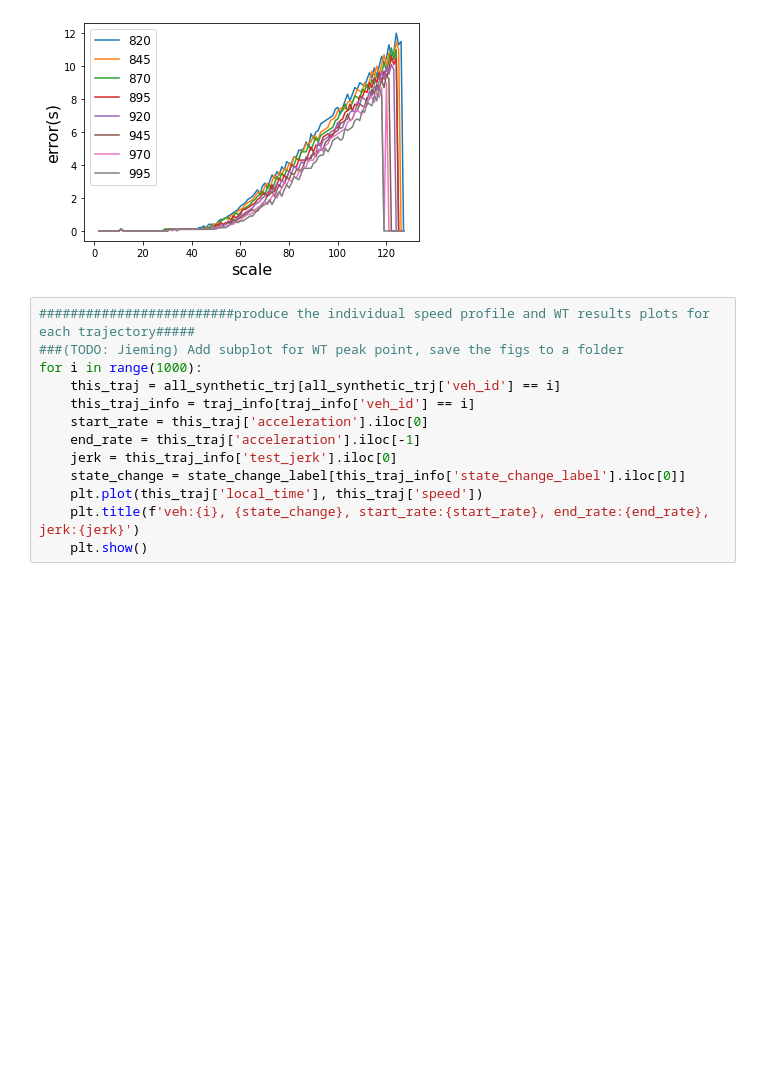
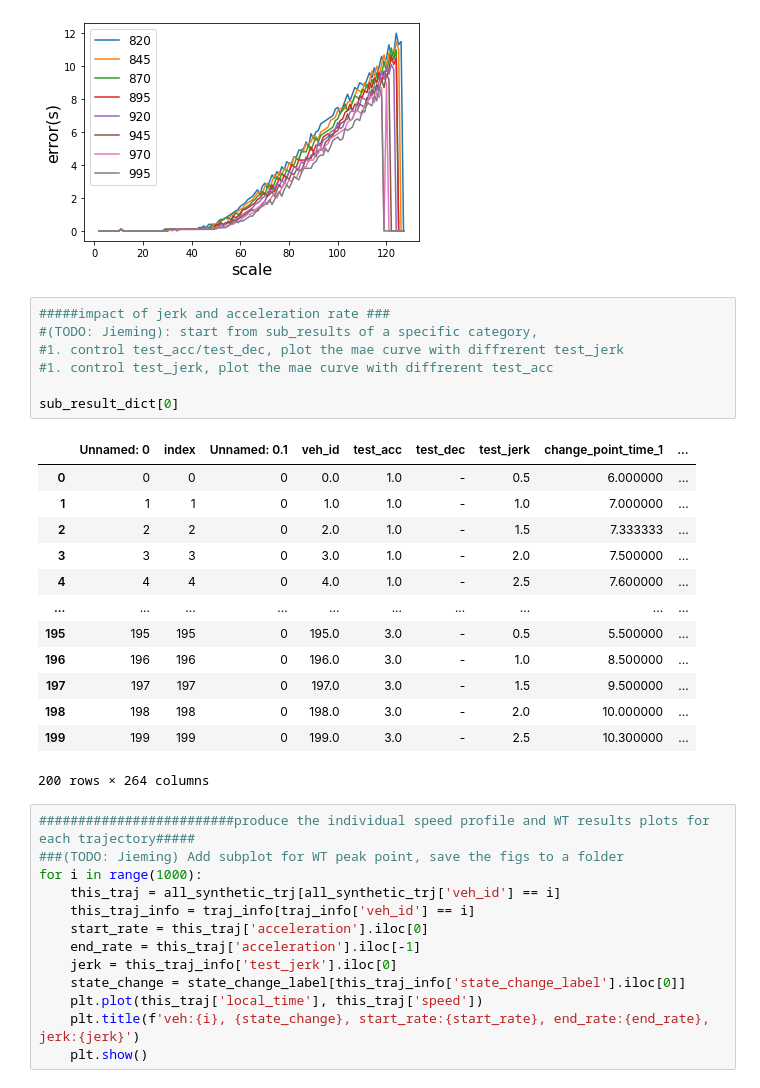
Before and after one commit to TienanLi/WT, a Jupyter notebook: data_post_analysis.ipynb, the cells around one changed output. Saved outputs shown, nothing was run; the diff lists cells and outputs as text; blank space fills up the shorter version.

Commit message:
add TODO notes for Jieming

```diff
--- a/data_post_analysis.ipynb
+++ b/data_post_analysis.ipynb
@@ -62,6 +64,27 @@ for i in all_mae.index:
 #     plt.ylim(0, 0.5)
 # %% [output]
 [figure]
+# %%
+#####impact of jerk and acceleration rate ###
+#(TODO: Jieming): start from sub_results of a specific category,
+#1. control test_acc/test_dec, plot the mae curve with diffrerent test_jerk
+#1. control test_jerk, plot the mae curve with diffrerent test_acc
+
+sub_result_dict[0]
+# %% [output]
+|  | Unnamed: 0 | index | Unnamed: 0.1 | veh_id | test_acc | test_dec | test_jerk | change_point_time_1 | ... |
+| 0 | 0 | 0 | 0 | 0.0 | 1.0 | - | 0.5 | 6.000000 | ... |
+| 1 | 1 | 1 | 0 | 1.0 | 1.0 | - | 1.0 | 7.000000 | ... |
+| 2 | 2 | 2 | 0 | 2.0 | 1.0 | - | 1.5 | 7.333333 | ... |
+| 3 | 3 | 3 | 0 | 3.0 | 1.0 | - | 2.0 | 7.500000 | ... |
+| 4 | 4 | 4 | 0 | 4.0 | 1.0 | - | 2.5 | 7.600000 | ... |
+| ... | ... | ... | ... | ... | ... | ... | ... | ... | ... |
+| 195 | 195 | 195 | 0 | 195.0 | 3.0 | - | 0.5 | 5.500000 | ... |
+| 196 | 196 | 196 | 0 | 196.0 | 3.0 | - | 1.0 | 8.500000 | ... |
+| 197 | 197 | 197 | 0 | 197.0 | 3.0 | - | 1.5 | 9.500000 | ... |
+| 198 | 198 | 198 | 0 | 198.0 | 3.0 | - | 2.0 | 10.000000 | ... |
+| 199 | 199 | 199 | 0 | 199.0 | 3.0 | - | 2.5 | 10.300000 | ... |
+200 rows × 264 columns
 # %%
 #########################produce the individual speed profile and WT results plots for each trajectory#####
 ###(TODO: Jieming) Add subplot for WT peak point, save the figs to a folder
```
Also changed, not shown: parts of 2 cells of this notebook.
